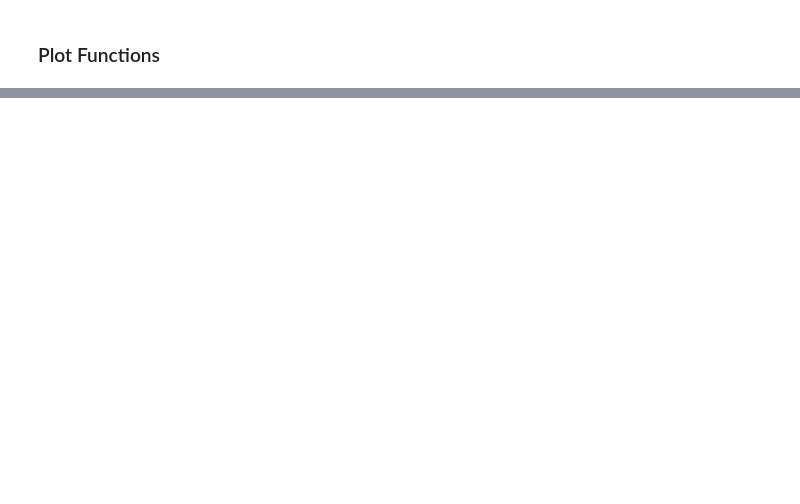
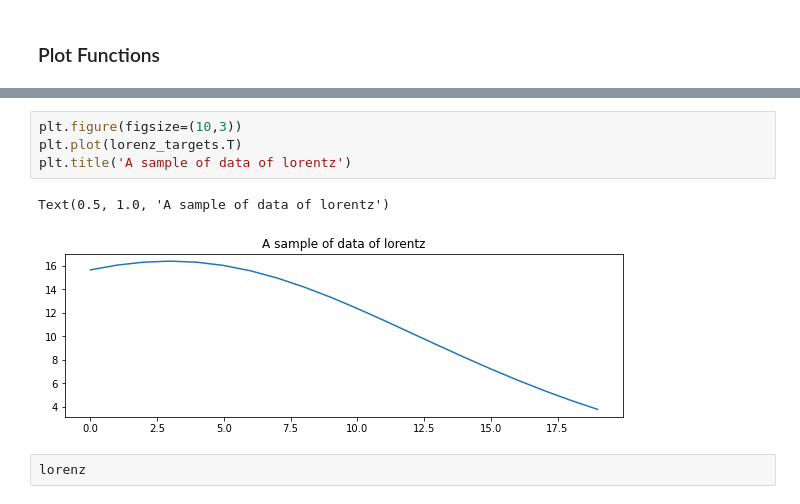
Before and after one commit to danielmai12/ESN, a Jupyter notebook: project.ipynb, the cells around one changed output, grey strips where cells are left out. Cells and saved outputs as stored; diff of their text form; blank space fills up the shorter version.

```diff
--- a/project.ipynb
+++ b/project.ipynb
@@ -308,0 +319,9 @@ array([[15.64861403, 16.05071558, 16.30395219, 16.39155127, 16.3030063 ,
+# %%
+plt.figure(figsize=(10,3))
+plt.plot(lorenz_targets.T)
+plt.title('A sample of data of lorentz')
+# %% [output]
+Text(0.5, 1.0, 'A sample of data of lorentz')
+[figure, added]
+# %%
+lorenz
```
Also changed, not shown: parts of 18 cells of this notebook.
